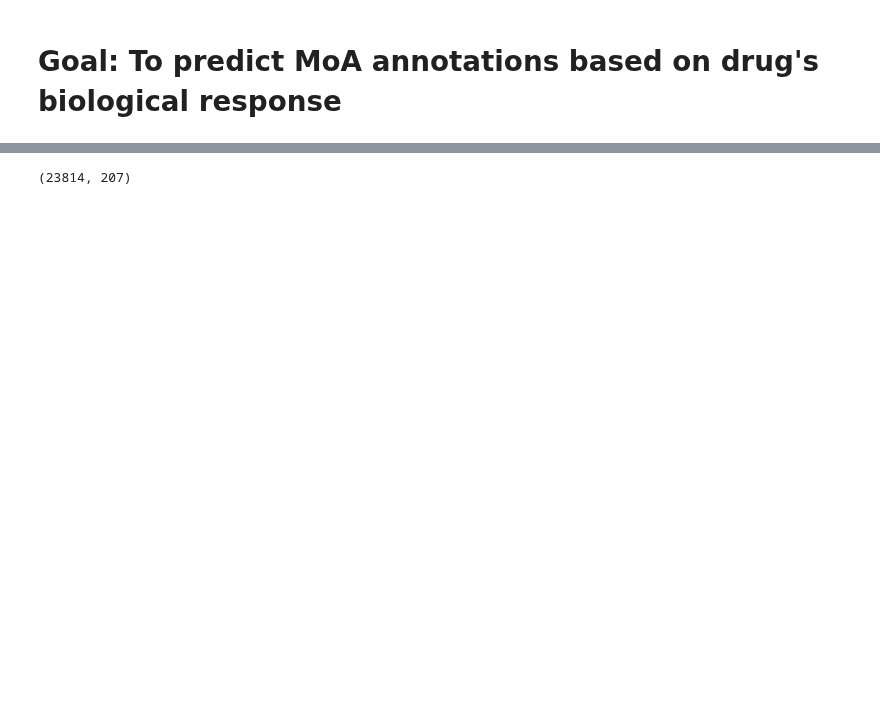
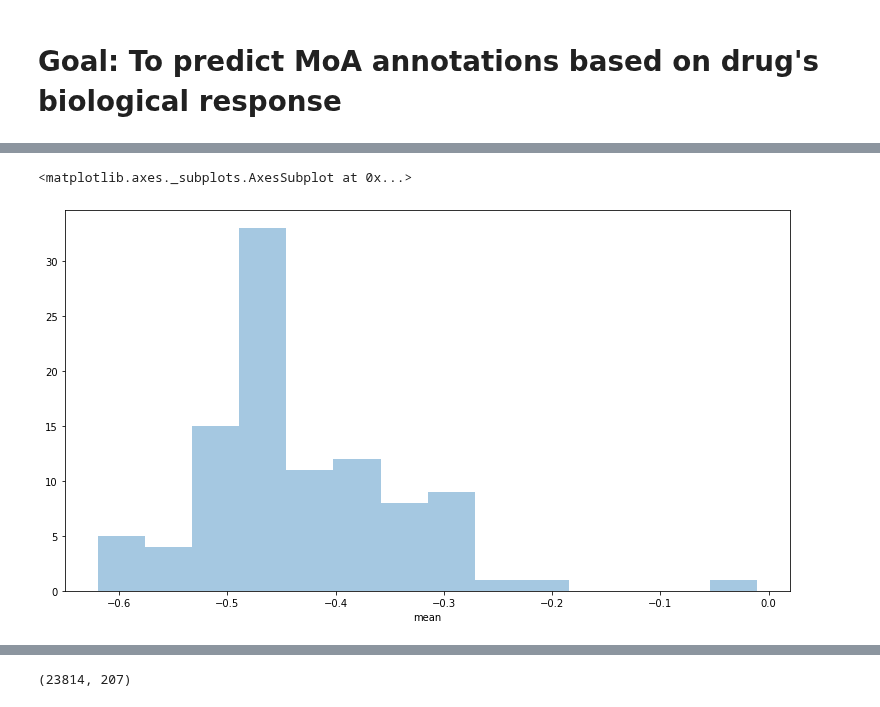
Before and after one commit to Yongliang-Shi/Mechanism-of-Action-Prediction, a Jupyter notebook: moa_prediction.ipynb, the cells around one changed output, grey strips where cells are left out. Cells and saved outputs as stored; diff of their text form; code cells hidden in the pictures; blank space fills up the shorter version.

```diff
--- a/moa_prediction.ipynb
+++ b/moa_prediction.ipynb
@@ -198,0 +110,7 @@ df_gene_expression.head()
+# %%
+# Create a mask for cell viability cols only
+
+mask_viability = df_features.columns.str.contains('c-')
+
+df_features_cell_viability = df_features.iloc[:, mask_viability]
+df_features_cell_viability.shape
@@ -198,0 +232,3 @@ df_gene_expression.head()
+# %%
+c_stats = df_features_cell_viability.describe()
+c_stats
@@ -198,0 +246,7 @@ df_gene_expression.head()
+# %%
+# Plot the distribution of the means of all cell viability values
+
+sns.distplot(c_stats.loc['mean',:], kde=False)
+# %% [output]
+<matplotlib.axes._subplots.AxesSubplot at 0x...>
+[figure, added]
```
Also changed, not shown: parts of 62 cells of this notebook.
